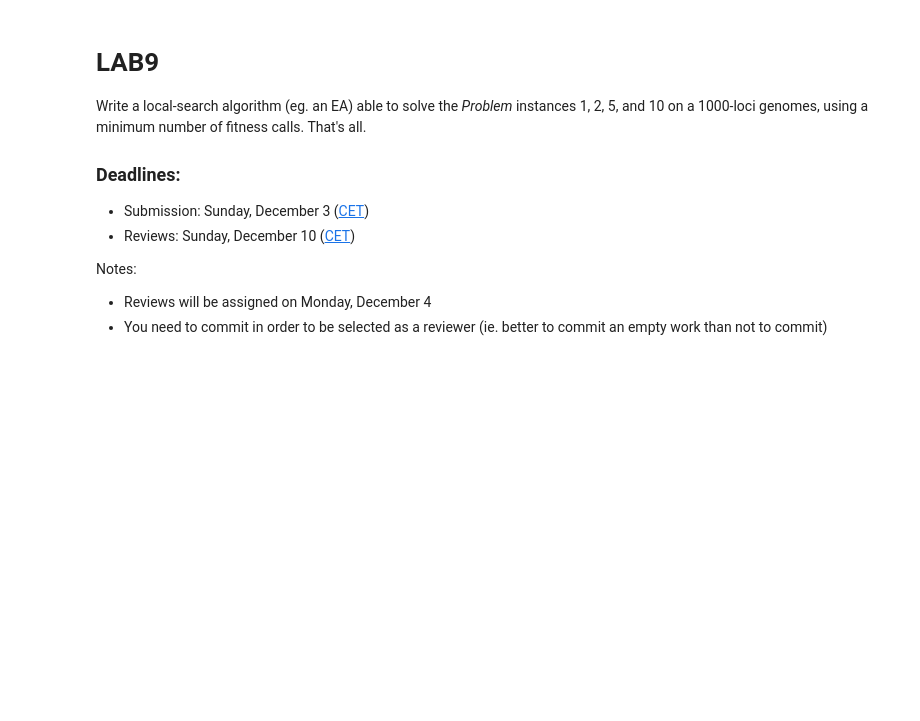
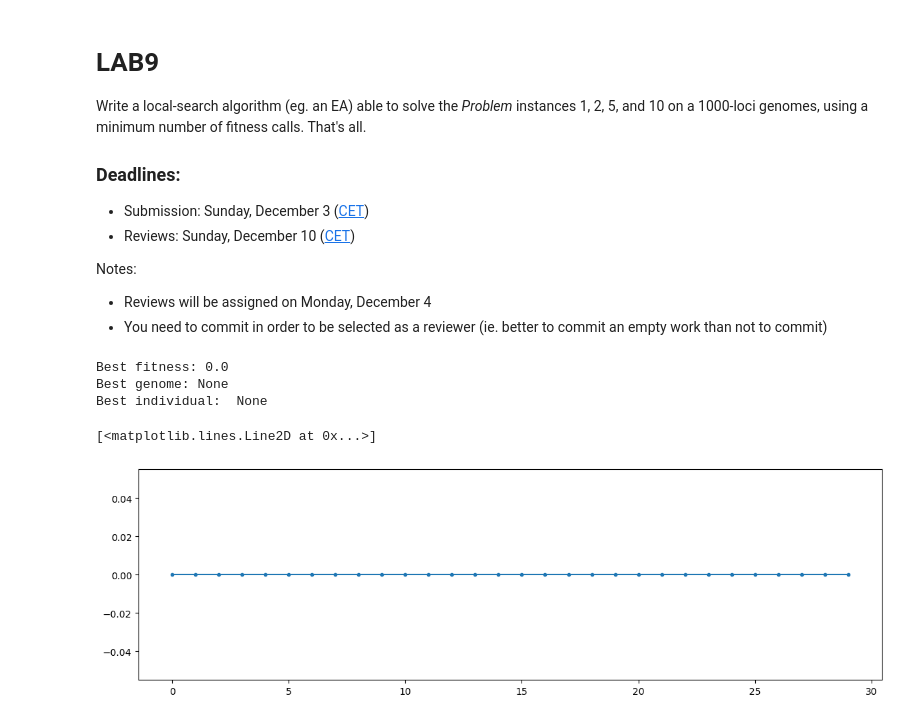
Before and after one commit to marcocolangelo/Computational-Intelligence, a Jupyter notebook: CI - Lab/lab9/lab9.ipynb, the cells around one changed output. Cells and saved outputs as stored; diff of their text form; code cells hidden in the pictures; blank space fills up the shorter version.

Commit message:
Lab09 updated
Island model and Cellular ES

```diff
--- a/CI - Lab/lab9/lab9.ipynb
+++ b/CI - Lab/lab9/lab9.ipynb
@@ -22,14 +22,14 @@ import copy
 from dataclasses import dataclass
 from random import choice, randint
 import random
+import numpy as np
+from concurrent.futures import ThreadPoolExecutor
+from tqdm.notebook import tqdm
+import matplotlib.pyplot as plt
+import lab9_lib as lab9
 
 
-import lab9_lib
-
- # population initialized here
-μ = 50  #population size
-λ = 200 #offspring size
-σ = 0.001
 MUTATION_PROBABILITY = 0.15
-TOURNAMENT_SIZE = 2
-GEN_SIZE = 50
+TOURNAMENT_SIZE = 10
+GEN_SIZE = 1000
+PROB_INSTANCE = 2
@@ -35,0 +215,34 @@ GEN_SIZE = 50
+# %%
+
+# define the input parameters
+population_size = 100
+island_size = 20
+max_iterations = 30
+island_max_iter = 50
+
+# generate the initial population
+population = [
+    Individual(
+        genotype=[choice((0, 0)) for _ in range(GEN_SIZE)],
+        fitness=None,
+    )
+    for _ in range(population_size)
+]
+
+# run the island model
+best_fitness, best_genome, best_ind,history = island_model(population, population_size, island_size, max_iterations, island_max_iter)
+
+# print the results
+print("Best fitness:", best_fitness)
+print("Best genome:", best_genome)
+print("Best individual: ",best_ind)
+
+history = np.array(history)
+plt.figure(figsize=(14, 4))
+plt.plot(history[:, 0], history[:, 1], marker=".")
+# %% [output]
+Best fitness: 0.0
+Best genome: None
+Best individual:  None
+[<matplotlib.lines.Line2D at 0x...>]
+[figure, added]
```
Also changed, not shown: parts of 9 cells of this notebook, 1 other file.
